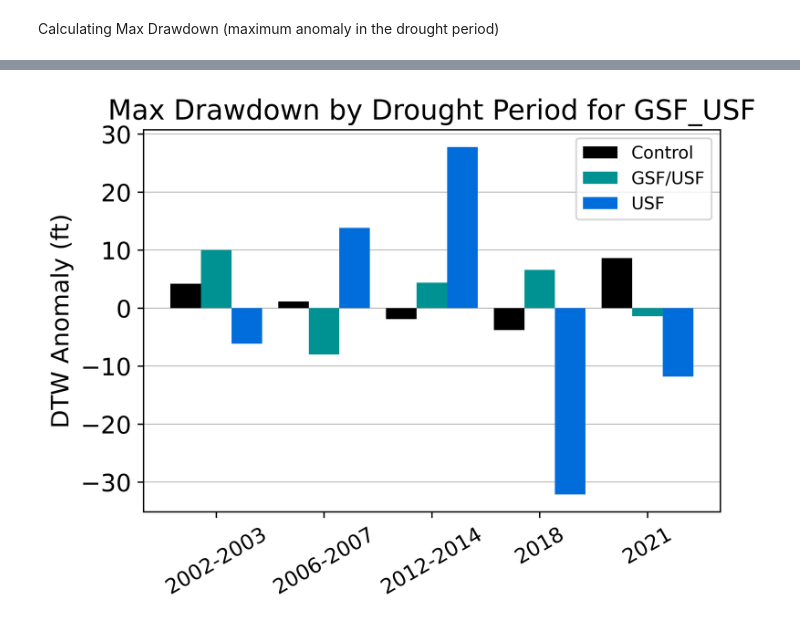
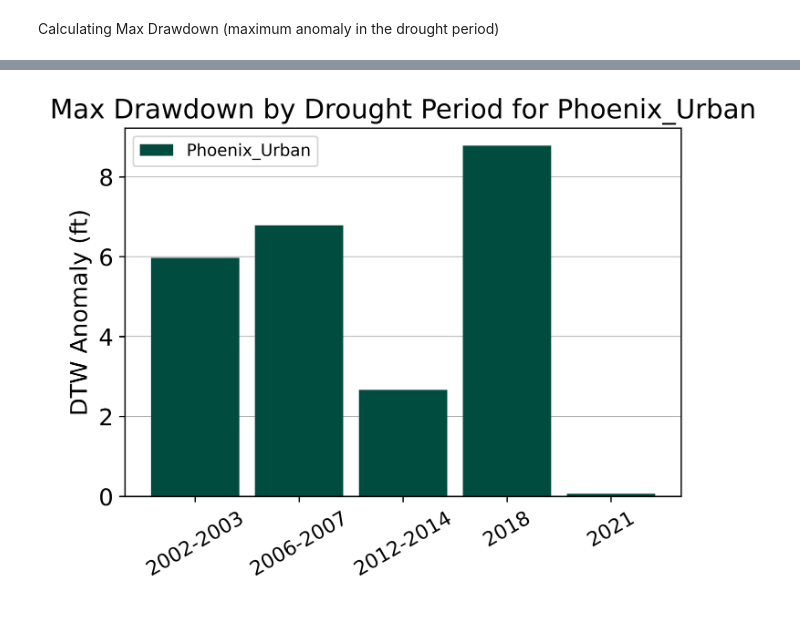
Before and after one commit to dtadych/Az-Spatiotemporal-Drought-Analysis, a Jupyter notebook: AnalysisCodes/Casestudy_Analysis.ipynb, the cells around one changed output, grey strips where cells are left out. Drawn from its saved outputs; the diff is of its cells as text; code cells hidden in the pictures.

```diff
--- a/AnalysisCodes/Casestudy_Analysis.ipynb
+++ b/AnalysisCodes/Casestudy_Analysis.ipynb
@@ -482,8 +473,8 @@ min_yr = 2000
 mx_yr = 2022
 Name = "mean_"+StudyArea
 
-# betterlabels = [StudyArea]
-betterlabels = ['Control','GSF/USF','USF']
+betterlabels = [StudyArea]
+# betterlabels = ['Control','GSF/USF','USF']
 
 f = ds[(ds.index >= min_yr) & (ds.index <= mx_yr)]
 columns = ds.columns
@@ -519,19 +510,19 @@ xf = np.linspace(min(x),max(x),100)
 xf1 = xf.copy()
 #xf1 = pd.to_datetime(xf1)
 m1 = round(stats1.loc['slope',betterlabels[0]], 2)
-m2 = round(stats1.loc['slope',betterlabels[1]], 2)
-m3 = round(stats1.loc['slope',betterlabels[2]], 2)
 yint1 = round(stats1.loc['int',betterlabels[0]], 2)
-yint2 = round(stats1.loc['int',betterlabels[1]], 2)
-yint3 = round(stats1.loc['int',betterlabels[2]], 2)
 pval1 = round(stats1.loc['p_val',betterlabels[0]], 4)
-pval2 = round(stats1.loc['p_val', betterlabels[1]], 4)
-pval3 = round(stats1.loc['p_val', betterlabels[2]], 4)
+yf1 = (m1*xf)+yint1
 
+# m2 = round(stats1.loc['slope',betterlabels[1]], 2)
+# yint2 = round(stats1.loc['int',betterlabels[1]], 2)
+# pval2 = round(stats1.loc['p_val', betterlabels[1]], 4)
+# yf2 = (m2*xf)+yint2
 
-yf1 = (m1*xf)+yint1
-yf2 = (m2*xf)+yint2
-yf3 = (m3*xf)+yint3
+# m3 = round(stats1.loc['slope',betterlabels[2]], 2)
+# yint3 = round(stats1.loc['int',betterlabels[2]], 2)
+# pval3 = round(stats1.loc['p_val', betterlabels[2]], 4)
+# yf3 = (m3*xf)+yint3
 
 fig, ax = plt.subplots(1, 1, figsize = (6,4))
 
@@ -568,17 +559,17 @@ plt.axvspan(i, j, color=drought_color, alpha=0.5, lw=0)
 plt.axvspan(k, l, color=drought_color, alpha=0.5, lw=0)
 plt.axvspan(m, n, color=drought_color, alpha=0.5, lw=0)
 
-# ax.plot(ds[column_list[0]], color=water_designation)
-ax.plot(ds[column_list[0]], color=blind[1],label=betterlabels[0])
-ax.plot(ds[column_list[1]], color=blind[2],label=betterlabels[1])
-ax.plot(ds[column_list[2]], color=blind[6],label=betterlabels[2])
+ax.plot(ds[column_list[0]], color=water_designation)
+# ax.plot(ds[column_list[0]], color=blind[1],label=betterlabels[0])
+# ax.plot(ds[column_list[1]], color=blind[2],label=betterlabels[1])
+# ax.plot(ds[column_list[2]], color=blind[6],label=betterlabels[2])
 
 # ax.plot(xf1, yf1,"-.",color='k',label='Linear Trendline', lw=1)
 ax.plot(xf1, yf1,"-.",color='k', lw=1)
-# ax.plot(xf1, yf1,"-.",color=water_designation, lw=1)
-ax.plot(xf1, yf1,"-.",color=blind[1], lw=1)
-ax.plot(xf1, yf2,"-.",color=blind[2], lw=1)
-ax.plot(xf1, yf3,"-.",color=blind[6], lw=1)
+ax.plot(xf1, yf1,"-.",color=water_designation, lw=1)
+# ax.plot(xf1, yf1,"-.",color=blind[1], lw=1)
+# ax.plot(xf1, yf2,"-.",color=blind[2], lw=1)
+# ax.plot(xf1, yf3,"-.",color=blind[6], lw=1)
 
 ax.set_xlim(min_yr,mx_yr)
 ax.set_ylim(min_y,max_y)
@@ -828,37 +814,37 @@ del dtw_max_anomalies['Normal/Wet Years']
 dtw_max_anomalies = dtw_max_anomalies.transpose()
 
 # group_colors = ['lightsalmon','tomato','orangered','r','brown','indianred','steelblue']
 
-group_colors = [blind[0],blind[2],blind[6]
+# group_colors = [blind[0],blind[2],blind[6]
 #                 ,blind[12],blind[11],blind[10]
 #                 # ,blind[0] #black
-                ]
-# group_colors = [water_designation]
+                # ]
+group_colors = [water_designation]
 
 horlabel = 'DTW Anomaly (ft)'
 fsize = 14
 
 plt.rcParams["figure.dpi"] = 600
 dtw_max_anomalies.plot(figsize = (6,4),
         kind='bar',
         stacked=False,
         # title=name,
         color = group_colors,
         zorder = 2,
         width = 0.85,
         fontsize = fsize
         )
 plt.title(name, fontsize = (fsize+2))
 # plt.ylim([0,400])
 plt.ylabel(horlabel, fontsize = fsize)
 plt.xticks(rotation=30, fontsize = fsize-2)
 plt.grid(axis='y', linewidth=0.5, zorder=0)
 # plt.legend(loc=[1.01,0.3],fontsize = fsize)
 # plt.set_dpi(600)
 
 plt.savefig(figurepath+name+'_anomalies_groupedchart', bbox_inches = 'tight')
 # %% [output]
-[figure, old version]
+[figure, new version]
 # %%
 # New wells
 
```
Also changed, not shown: parts of 22 cells of this notebook.
